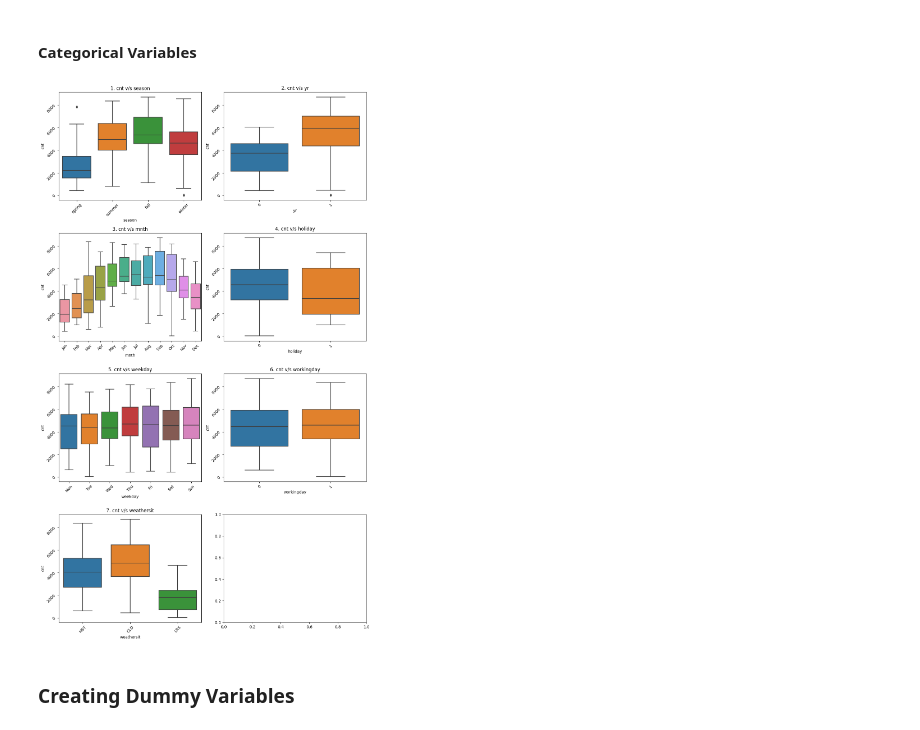
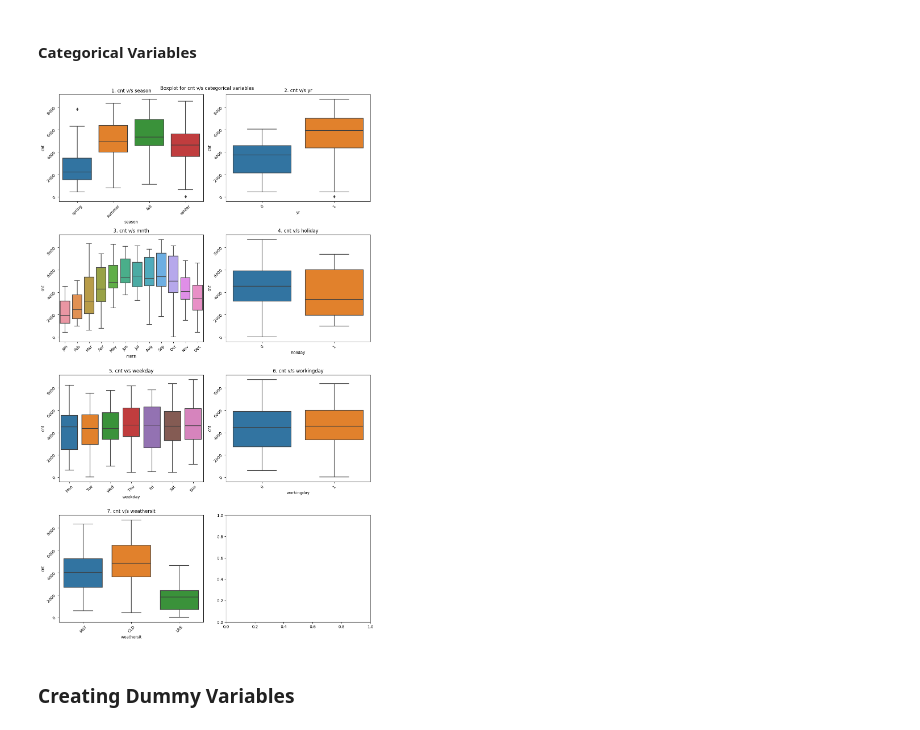
Before and after one commit to rahul-nanwani/boom-bikes, a Jupyter notebook: LinearRegression.ipynb, the cells around one changed output. Cells and saved outputs as stored; diff of their text form; code cells hidden in the pictures.

```diff
--- a/LinearRegression.ipynb
+++ b/LinearRegression.ipynb
@@ -199,19 +199,20 @@ df.drop('atemp', axis=1, inplace=True)
 # %%
 fig, axs = plt.subplots(nrows=4, ncols=2, figsize=(12, 20))
 subplots = axs.flatten()
 
 for idx, col in enumerate(categorical_variables):
     ax = subplots[idx]
 
     sns.boxplot(data=df, x=col, y='cnt', ax=ax)
 
     ax.set_title(f'{idx+1}. cnt v/s {col}')
     ax.tick_params(labelrotation=45)
 
+plt.suptitle("Boxplot for cnt v/s categorical variables")
 plt.tight_layout()
 plt.show()
 # %% [output]
-[figure, old version]
+[figure, new version]
 # %% [markdown]
 ### Creating Dummy Variables
 # %% [markdown]
```
Also changed, not shown: parts of 6 cells of this notebook, 5 other files.
